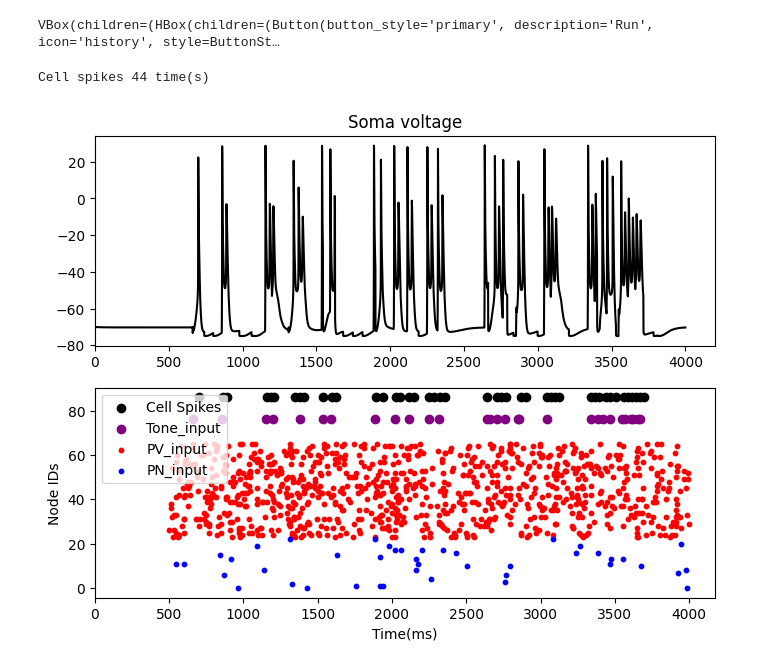
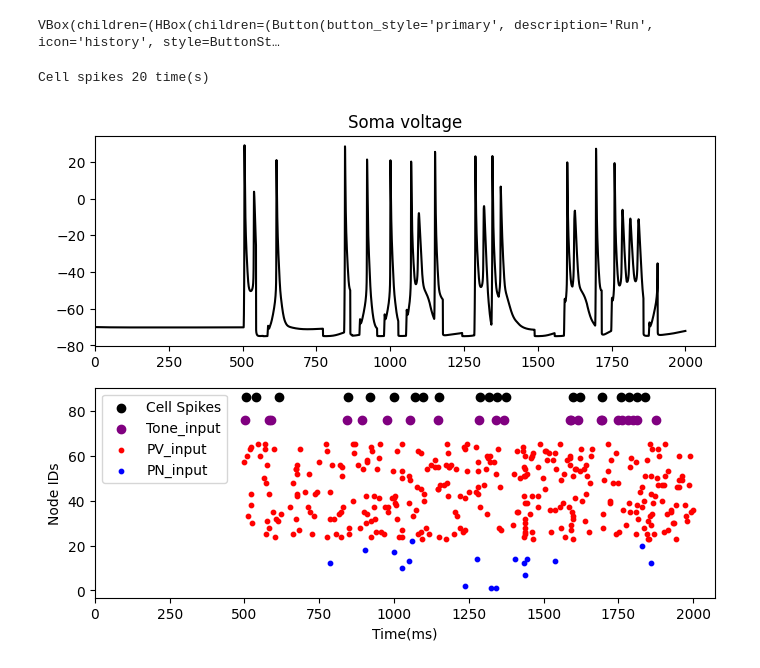
Before and after one commit to KhuramC/Fear-Lesson-Plans, a Jupyter notebook: D2/D2.ipynb, the cells around one changed output. Cells and saved outputs as stored; diff of their text form; code cells hidden in the pictures.

```diff
--- a/D2/D2.ipynb
+++ b/D2/D2.ipynb
@@ -152,7 +152,7 @@ h.load_file('stdrun.hoc')
 h.load_file('PN_cells.hoc') #reads in template
 def model(tone_frequency,tone2PN_mean,PV2PN_mean,tone2PN_std,PV2PN_std):
     dt = 0.1
-    tstop = 4000
+    tstop = 2000
     offset = 500 # delay is another word;
     h.dt = dt # time step (resolution) of the simulation in ms
     h.tstop = tstop # how long to run the simulation in ms
@@ -303,32 +303,32 @@ tone2PN_mean = 1
 PV2PN_mean = 1
 tone2PN_std = 0.5
 PV2PN_std = 0.5
 
 
 #Widgets
 w_run = widgets.Button(description='Run',icon='history',button_style='primary')
 w_tone_frequency = widgets.FloatSlider(value=tone_frequency,min=0.001,max=40, step=0.2,description='Tone_freq(Hz)',style=dict(description_width='initial'))
 w_tone2PN_mean = widgets.FloatSlider(value=tone2PN_mean,min=0.001,max=100, step=0.2,description='Tone2PN_mean',style=dict(description_width='initial'))
 w_PV2PN_mean = widgets.FloatSlider(value=PV2PN_mean,min=0.001,max=100, step=0.2,description='PV2PN_mean',style=dict(description_width='initial'))
 w_tone2PN_std = widgets.FloatSlider(value=tone2PN_std,min=0.001,max=100, step=0.2,description='Tone2PN_std',style=dict(description_width='initial'))
 w_PV2PN_std = widgets.FloatSlider(value=PV2PN_std,min=0.001,max=100, step=0.2,description='PV2PN_std',style=dict(description_width='initial'))
 
 def run_model(*arges):
     clear_output()  # Removes the sliders and then updated the values and displays the new values
     tone_frequency = w_tone_frequency.value
     tone2PN_mean = w_tone2PN_mean.value
     PV2PN_mean = w_PV2PN_mean.value
     tone2PN_std = w_tone2PN_std.value
     PV2PN_std = w_PV2PN_std.value
     display(ui)
     model(tone_frequency,tone2PN_mean,PV2PN_mean,tone2PN_std,PV2PN_std)
 
 w_run.on_click(run_model)
 ui = VBox([HBox([w_run]),
            HBox([w_tone2PN_mean,w_tone2PN_std,w_tone_frequency]),
            HBox([w_PV2PN_mean,w_PV2PN_std])])
 ui
 # %% [output]
 VBox(children=(HBox(children=(Button(button_style='primary', description='Run', icon='history', style=ButtonSt…
-Cell spikes 44 time(s)
+Cell spikes 20 time(s)
-[figure, old version]
+[figure, new version]
```
